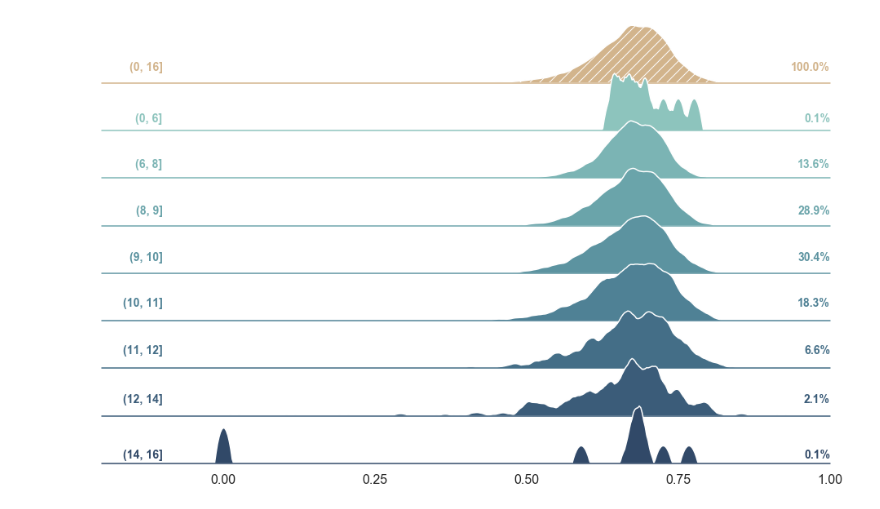
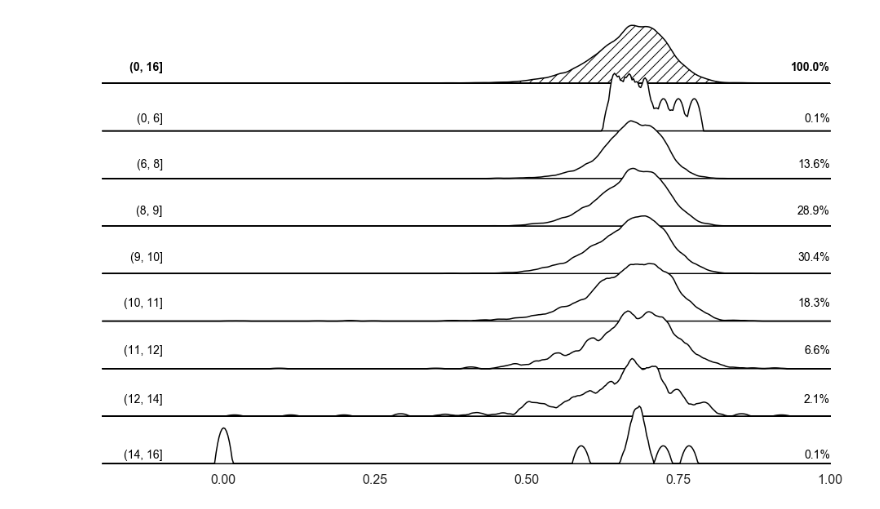
Before and after one commit to timmens/timmens.github.io, a Jupyter notebook: notebooks/ridgeplot.ipynb, the cells around one changed output. Cells and saved outputs as stored; diff of their text form; code cells hidden in the pictures.

```diff
--- a/notebooks/ridgeplot.ipynb
+++ b/notebooks/ridgeplot.ipynb
@@ -222,6 +238,6 @@ def ridge_plot(
 # %%
 groups = _grouper(data["group"])
 # %%
-fig = ridge_plot(data, groups, publication_ready=False)
+fig = ridge_plot(data, groups, publication_ready=True)
 # %% [output]
-[figure, old version]
+[figure, new version]
```
Also changed, not shown: parts of 8 cells of this notebook, 5 other files.
